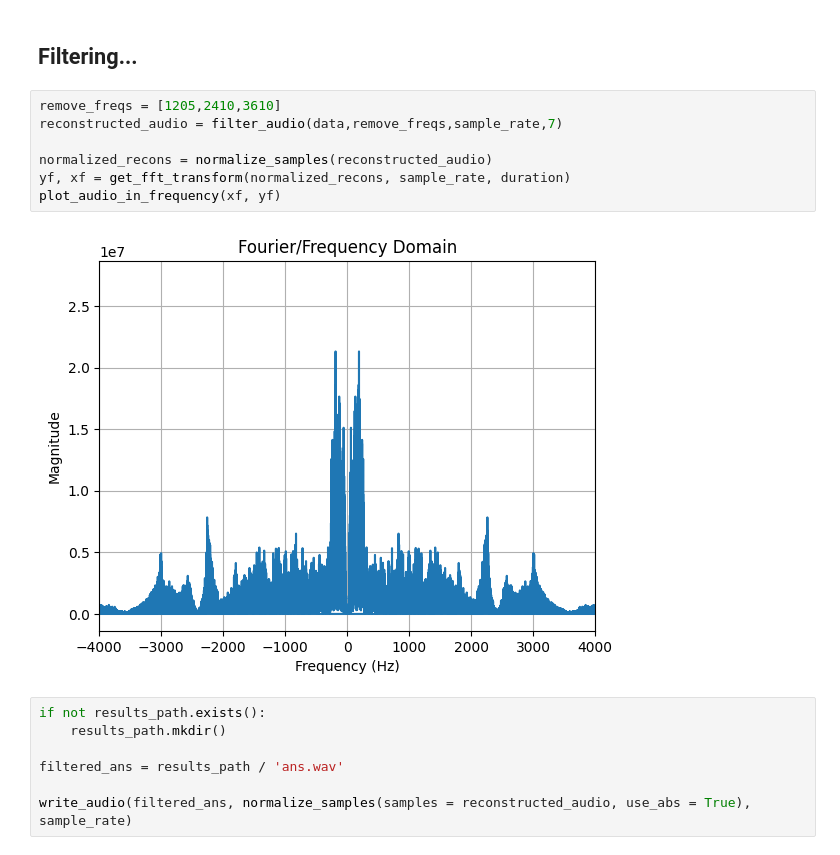
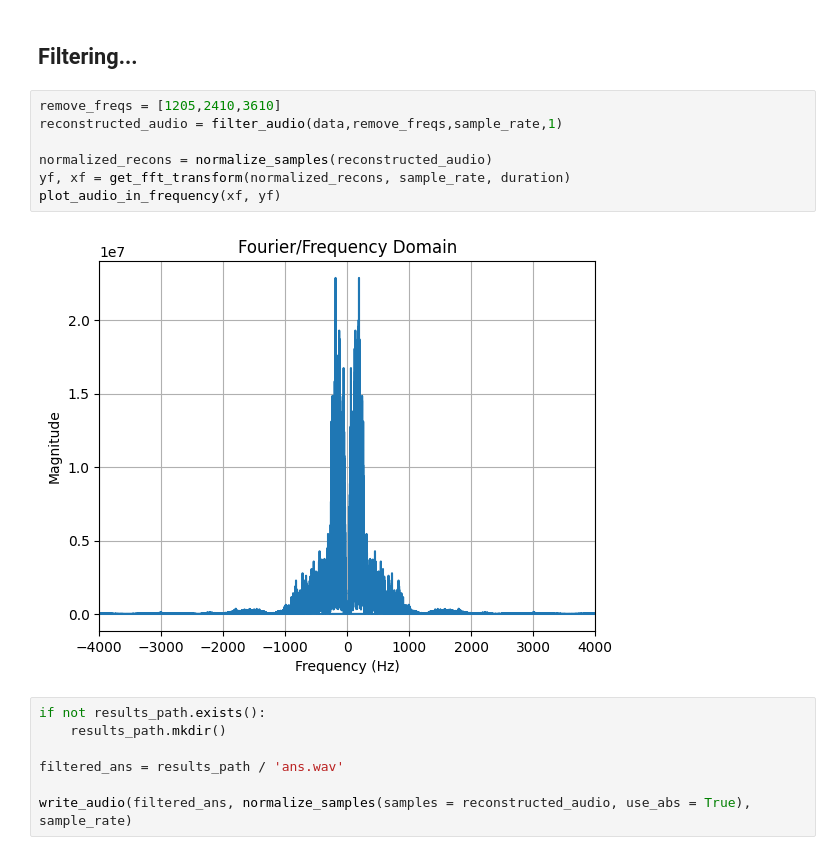
Before and after one commit to mtxslv/audio-processing-with-python, a Jupyter notebook: notebooks/audio_experiments.ipynb, the cells around one changed output. Drawn from its saved outputs; the diff is of its cells as text.

```diff
--- a/notebooks/audio_experiments.ipynb
+++ b/notebooks/audio_experiments.ipynb
@@ -78,13 +78,13 @@ plot_audio_in_frequency(xf, yf, [3550,3660])
 ## Filtering...
 # %%
 remove_freqs = [1205,2410,3610]
-reconstructed_audio = filter_audio(data,remove_freqs,sample_rate,7)
+reconstructed_audio = filter_audio(data,remove_freqs,sample_rate,1)
 
 normalized_recons = normalize_samples(reconstructed_audio)
 yf, xf = get_fft_transform(normalized_recons, sample_rate, duration)
 plot_audio_in_frequency(xf, yf)
 # %% [output]
-[figure, old version]
+[figure, new version]
 # %%
 if not results_path.exists():
     results_path.mkdir()
```
Also changed, not shown: parts of 1 cell of this notebook.
